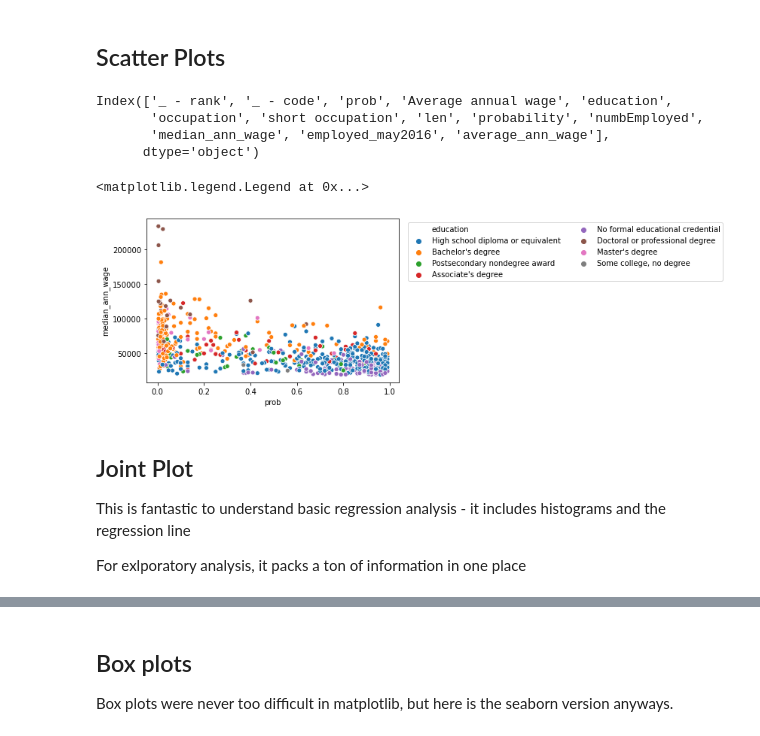
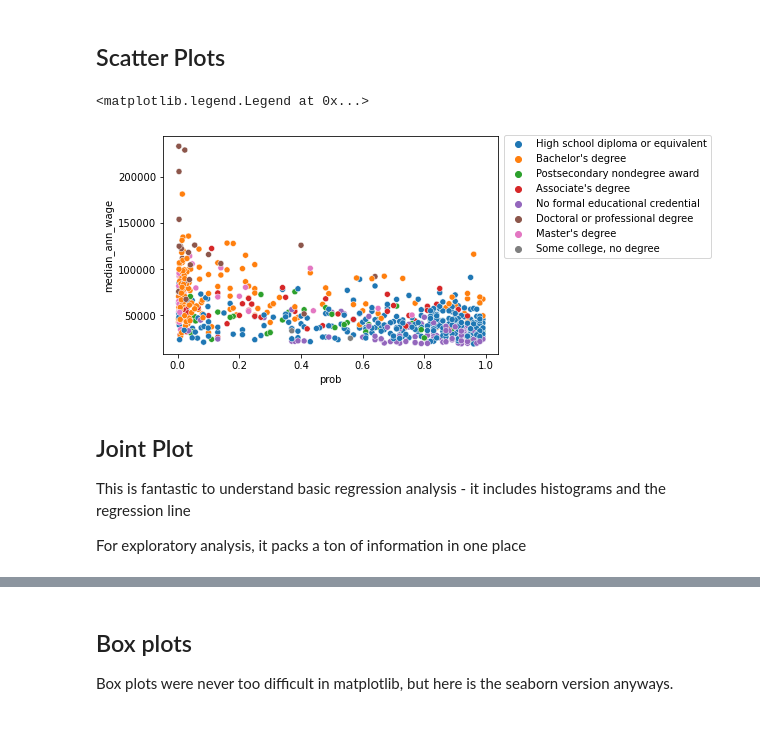
Before and after one commit to somethingabout/Data_Analysis_Python_R, a Jupyter notebook: Lecture 9/Lecture 9.ipynb, the cells around one changed output, grey strips where cells are left out. Saved outputs shown, nothing was run; the diff lists cells and outputs as text; code cells hidden in the pictures.

```diff
--- a/Lecture 9/Lecture 9.ipynb
+++ b/Lecture 9/Lecture 9.ipynb
@@ -358,25 +356,18 @@ plt.legend(bbox_to_anchor=(1.3, 1), loc='upper right')
 ## Scatter Plots
 # %%
 jobs = pd.read_csv(path+'job-automation-probability.csv')
-# %%
-jobs.columns
-# %% [output]
-Index(['_ - rank', '_ - code', 'prob', 'Average annual wage', 'education',
-       'occupation', 'short occupation', 'len', 'probability', 'numbEmployed',
-       'median_ann_wage', 'employed_may2016', 'average_ann_wage'],
-      dtype='object')
 # %%
 sns.scatterplot('prob', 'median_ann_wage',data=jobs,hue='education')
-plt.legend(bbox_to_anchor=(2.3, 1), loc='upper right', ncol=2)
+plt.legend(bbox_to_anchor=(1.65, 1.03), loc='upper right')
 # %% [output]
 <matplotlib.legend.Legend at 0x...>
-[figure, old version]
+[figure, new version]
 # %% [markdown]
 ## Joint Plot
 
 This is fantastic to understand basic regression analysis - it includes histograms and the regression line
 
-For exlporatory analysis, it packs a ton of information in one place
+For exploratory analysis, it packs a ton of information in one place
 # %%
 sns.jointplot('prob', 'median_ann_wage',data=jobs, kind='reg')
 # %% [output]
```
Also changed, not shown: parts of 23 cells of this notebook, 4 other files.
